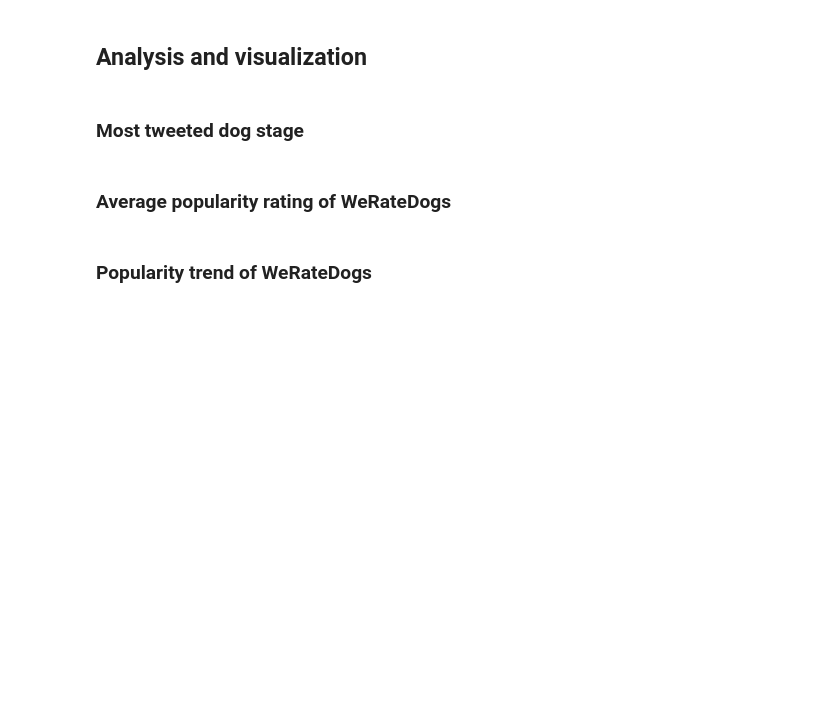
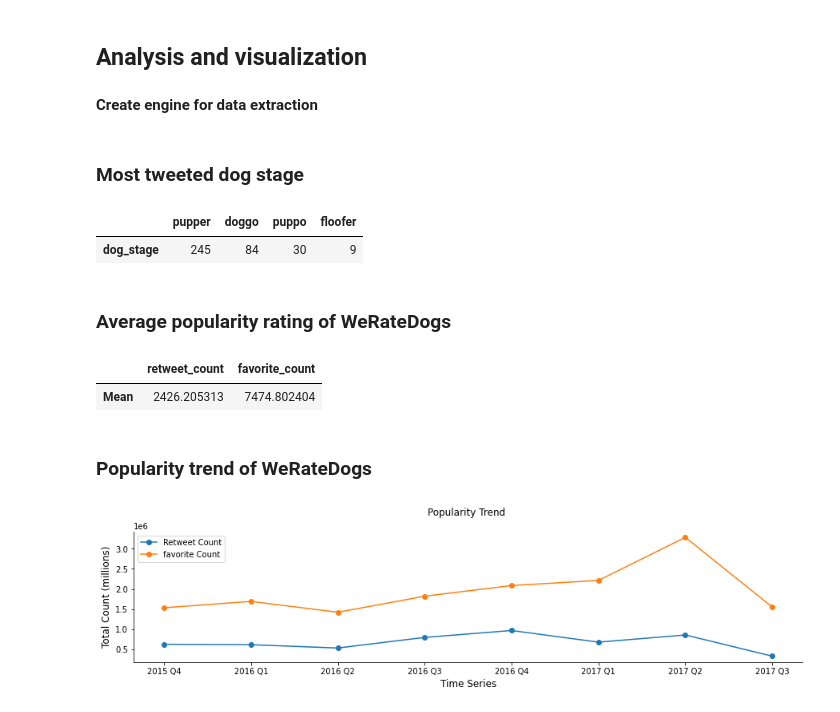
Before and after one commit to nis-23/tweet-data-wrangling, a Jupyter notebook: Tweet Data Wrangling/wrangle_act.ipynb, the cells around one changed output. Saved outputs shown, nothing was run; the diff lists cells and outputs as text; code cells hidden in the pictures; blank space fills up the shorter version.

```diff
--- a/Tweet Data Wrangling/wrangle_act.ipynb
+++ b/Tweet Data Wrangling/wrangle_act.ipynb
@@ -774,3 +804,5 @@ tweet_attrs = pd.concat([tweet_attrs, deleted_tweets]).drop('Unnamed: 0', axis =
+# %%
+tweet_attrs_ = pd.concat([tweet_attrs_, deleted_tweets_])
 # %% [markdown]
 *Test*
 
@@ -790,2 +872,4 @@ a
 # %% [markdown]
 ## Analysis and visualization
+# %% [markdown]
+**Create engine for data extraction**
@@ -794,2 +893,7 @@ a
+# %%
+pd.DataFrame(dog_stage_info.dog_stage.value_counts()).T
+# %% [output]
+|  | pupper | doggo | puppo | floofer |
+| dog_stage | 245 | 84 | 30 | 9 |
 # %% [markdown]
 ### Average popularity rating of WeRateDogs
@@ -796,2 +912,10 @@ a
+# %%
+avg_popularity_metrics = pd.DataFrame(tweet_popularity_metrics[['retweet_count','favorite_count']].mean(),\
+                                      columns = ['Mean'])
+
+avg_popularity_metrics.unstack().unstack()
+# %% [output]
+|  | retweet_count | favorite_count |
+| Mean | 2426.205313 | 7474.802404 |
 # %% [markdown]
 ### Popularity trend of WeRateDogs
@@ -797,0 +933,44 @@ a
+# %%
+import calendar
+
+quarter_abbrs = {1 : 'Q1',
+                 2 : 'Q2',
+                 3 : 'Q3',
+                 4 : 'Q4'
+                 }
+
+tweet_popularity['timestamp'] = pd.to_datetime(tweet_popularity.timestamp)
+tweet_popularity['year'] =     tweet_popularity.timestamp.dt.year
+tweet_popularity['month'] =    tweet_popularity.timestamp.dt.month
+tweet_popularity['month'] =    tweet_popularity.month.apply(lambda x: calendar.month_abbr[x])
+tweet_popularity['quarter'] =  tweet_popularity.timestamp.dt.quarter
+tweet_popularity['year_quarter']  = tweet_popularity.year.astype('str')+ ' ' + tweet_popularity.quarter.map(quarter_abbrs)
+
+popularity_trend = tweet_popularity[['retweet_count','favorite_count','year_quarter','quarter']].groupby(['year_quarter']).sum()
+# %%
+font = {
+             'family': 'helvetica',
+             'color':  'black',
+             'weight': 'light',
+             'size': 12,
+              }
+
+
+plt.figure(figsize = (15,3))
+
+plt.plot(popularity_trend.index, popularity_trend.retweet_count, label = 'Retweet Count', marker = 'o')
+plt.plot(popularity_trend.index, popularity_trend.favorite_count, label = 'favorite Count', marker = 'o')
+
+plt.xlabel('Time Series', fontdict = font)
+plt.ylabel('Total Count (millions)', fontdict = font, loc = 'center')
+
+plt.title('Popularity Trend ', fontdict = font, pad = 20)
+plt.legend(loc = 'best')
+
+
+
+sns.despine()
+
+plt.show()
+# %% [output]
+[figure, added]
```
Also changed, not shown: parts of 19 cells of this notebook, 6 other files.
